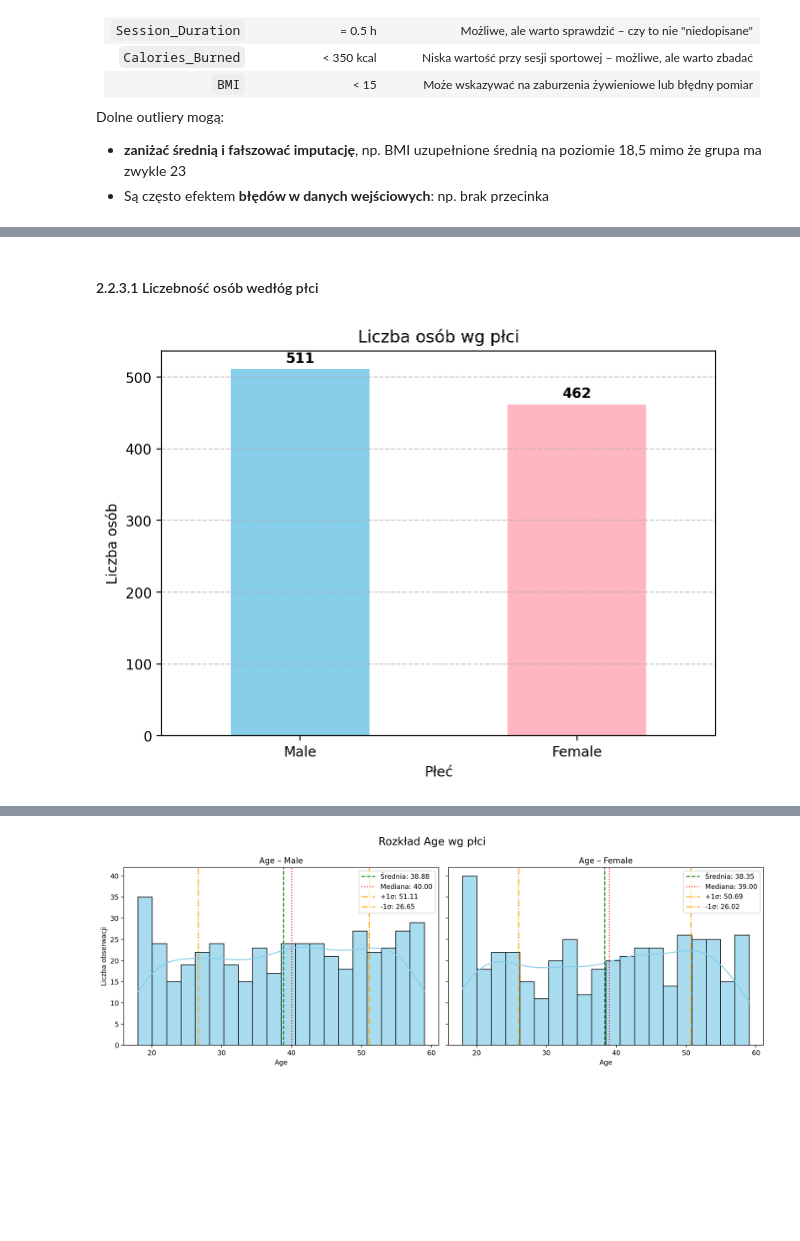
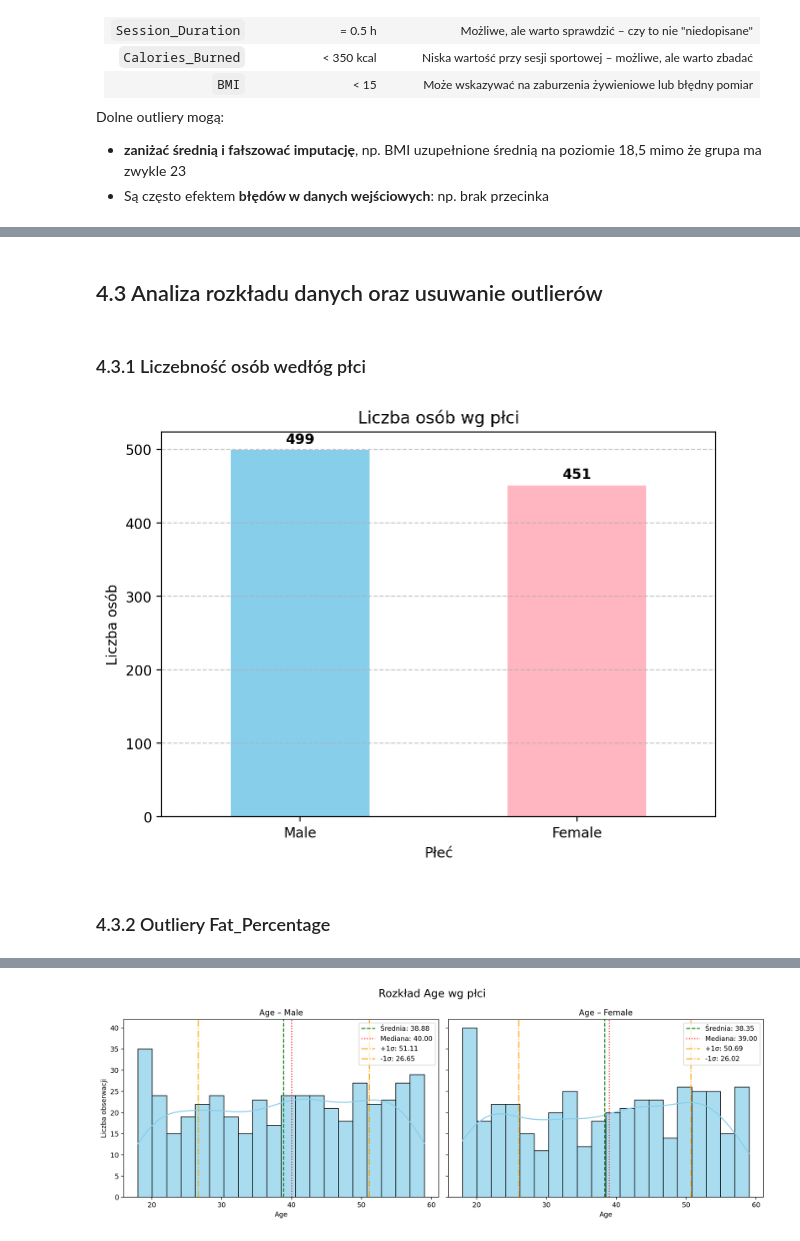
Before and after one commit to annwroblewska/projekt_SAD, a Jupyter notebook: projekt_SAD_ARP.ipynb, the cells around one changed output, grey strips where cells are left out. Saved outputs shown, nothing was run; the diff lists cells and outputs as text; code cells hidden in the pictures; blank space fills up the shorter version.

Commit message:
przygotowanie clean_data do pkt 6

```diff
--- a/projekt_SAD_ARP.ipynb
+++ b/projekt_SAD_ARP.ipynb
@@ -185,0 +431,14 @@ Im niżej (w pionie) łączą się kolumny, tym bardziej podobne są ich wzorce
+# %%
+from sklearn.impute import KNNImputer
+
+# Tworzymy obiekt KNNImputer
+knn_imputer = KNNImputer(n_neighbors=5)  # tutaj wstawiasz optymalną liczbę sąsiadów
+
+# Wybieramy kolumny numeryczne do imputacji
+columns_to_impute = ['Age']  # Przykład kolumn
+dirty_df[columns_to_impute] = knn_imputer.fit_transform(dirty_df[columns_to_impute])
+
+# zamieniamy na liczby całkowite (najczęściej zaokrąglając)
+dirty_df['Age'] = dirty_df['Age'].round(0).astype(int)
+
+dirty_df.isna().any()
@@ -185,0 +469,27 @@ Im niżej (w pionie) łączą się kolumny, tym bardziej podobne są ich wzorce
+# %%
+from sklearn.preprocessing import LabelEncoder
+from sklearn.impute import KNNImputer
+
+# Label encoding tylko dla Workout_Type
+df_encoded = dirty_df.copy()
+le = LabelEncoder()
+df_encoded['Workout_Type_Encoded'] = df_encoded['Workout_Type']
+
+# Zmieniamy tylko nie-NaN na liczby
+not_null_mask = df_encoded['Workout_Type'].notna()
+df_encoded.loc[not_null_mask, 'Workout_Type_Encoded'] = le.fit_transform(df_encoded.loc[not_null_mask, 'Workout_Type'])
+
+# Zamieniamy na float (bo NaN musi być float)
+df_encoded['Workout_Type_Encoded'] = pd.to_numeric(df_encoded['Workout_Type_Encoded'], errors='coerce')
+
+# Dodajemy cechy numeryczne
+features = ['Workout_Type_Encoded', 'Age', 'Weight (kg)', 'Height (m)', 'Max_BPM', 'Avg_BPM',
+            'Resting_BPM', 'Session_Duration (hours)', 'Calories_Burned', 'Fat_Percentage',
+            'Water_Intake (liters)', 'Workout_Frequency (days/week)', 'Experience_Level', 'BMI']
+
+# Imputacja
+imputer = KNNImputer(n_neighbors=5)
+imputed_data = imputer.fit_transform(df_encoded[features])
+
+# Przypisanie uzupełnionej kolumny
+dirty_df['Workout_Type'] = le.inverse_transform(imputed_data[:, 0].round(0).astype(int))
@@ -247,26 +669,30 @@ df['Gender'].unique(), df['Workout_Type'].unique()
+# %% [markdown]
+## 4.3 Analiza rozkładu danych oraz usuwanie outlierów
 # %% [markdown]
-#### 2.2.3.1 Liczebność osób wedłóg płci
+### 4.3.1 Liczebność osób wedłóg płci
 # %%
 # import matplotlib.pyplot as plt
 
 # Liczenie liczby osób wg płci
-gender_counts = df['Gender'].value_counts()
+gender_counts = dirty_df['Gender'].value_counts()
 
 # Tworzenie wykresu słupkowego
 ax = gender_counts.plot(kind='bar', color=['skyblue', 'lightpink'])
 
 # Dodanie tytułu i etykiet
 plt.title("Liczba osób wg płci")
 plt.ylabel("Liczba osób")
 plt.xlabel("Płeć")
 plt.xticks(rotation=0)
 plt.grid(axis='y', linestyle='--', alpha=0.7)
 
 # Dodanie wartości liczbowych nad słupkami
 for i, value in enumerate(gender_counts):
     plt.text(i, value + 5, str(value), ha='center', va='bottom', fontweight='bold')
 
 plt.tight_layout()
 plt.show()
 # %% [output]
-[figure, old version]
+[figure, new version]
+# %% [markdown]
+### 4.3.2 Outliery Fat_Percentage
```
Also changed, not shown: parts of 108 cells of this notebook.
